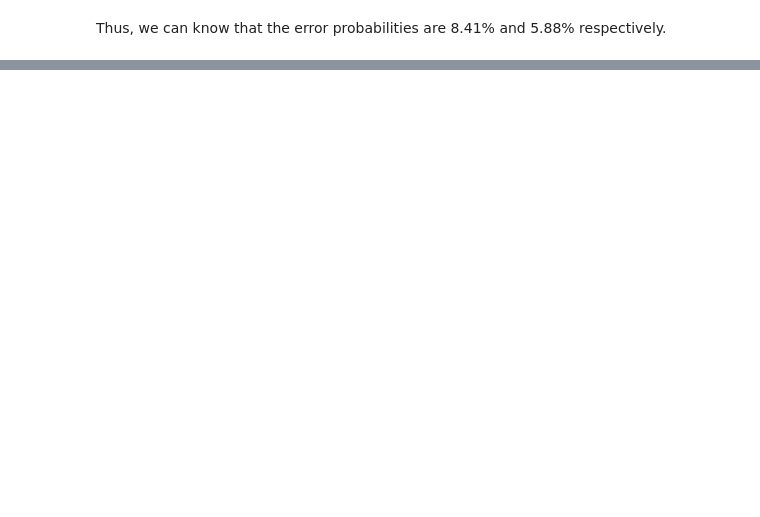
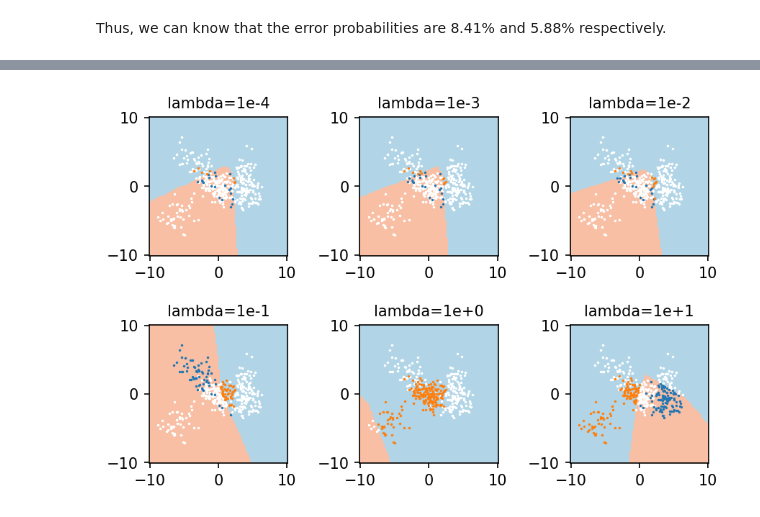
Before and after one commit to lcy0x1/ECE283, a Jupyter notebook: src/hw2/hw2.ipynb, the cells around one changed output, grey strips where cells are left out. Saved outputs shown, nothing was run; the diff lists cells and outputs as text; code cells hidden in the pictures; blank space fills up the shorter version.

```diff
--- a/src/hw2/hw2.ipynb
+++ b/src/hw2/hw2.ipynb
@@ -258,5 +363,7 @@ def train_H1(n_sample, l2_lambda, lrate, neurons, momentum, eps):
 # %%
-n32m90e4 = train_H1(20000, 1e-3, 1e-3, 32, 0.9, 1e-4)
-n32m00e4 = train_H1(20000, 1e-3, 1e-3, 32, 0, 1e-4)
-n32m95e4 = train_H1(20000, 1e-3, 1e-3, 32, 0.95, 1e-4)
-n32m80e4 = train_H1(20000, 1e-3, 1e-3, 32, 0.80, 1e-4)
+n04l1 = train_H1(20000, 1e-4, 1e-3, 4, 1e-4)
+n04l2 = train_H1(20000, 1e-3, 1e-3, 4, 1e-4)
+n04l3 = train_H1(20000, 1e-2, 1e-3, 4, 1e-4)
+n04l4 = train_H1(20000, 1e-1, 1e-3, 4, 1e-4)
+n04l5 = train_H1(20000, 1e0 , 1e-3, 4, 1e-4)
+n04l6 = train_H1(20000, 1e1 , 1e-3, 4, 1e-4)
@@ -263 +381,12 @@ n32m80e4 = train_H1(20000, 1e-3, 1e-3, 32, 0.80, 1e-4)
+# %%
+fig, axs = plt.subplots(2, 3, dpi=150)
+plt.tight_layout()
+plot_lr(n04l1, axs[0][0], 200, 'lambda=1e-4',1)
+plot_lr(n04l2, axs[0][1], 200, 'lambda=1e-3',1)
+plot_lr(n04l3, axs[0][2], 200, 'lambda=1e-2',1)
+plot_lr(n04l4, axs[1][0], 200, 'lambda=1e-1',1)
+plot_lr(n04l5, axs[1][1], 200, 'lambda=1e+0',1)
+plot_lr(n04l6, axs[1][2], 200, 'lambda=1e+1',1)
+# %% [output]
+[figure, added]
 # %%
```
Also changed, not shown: parts of 44 cells of this notebook, 2 other files.
